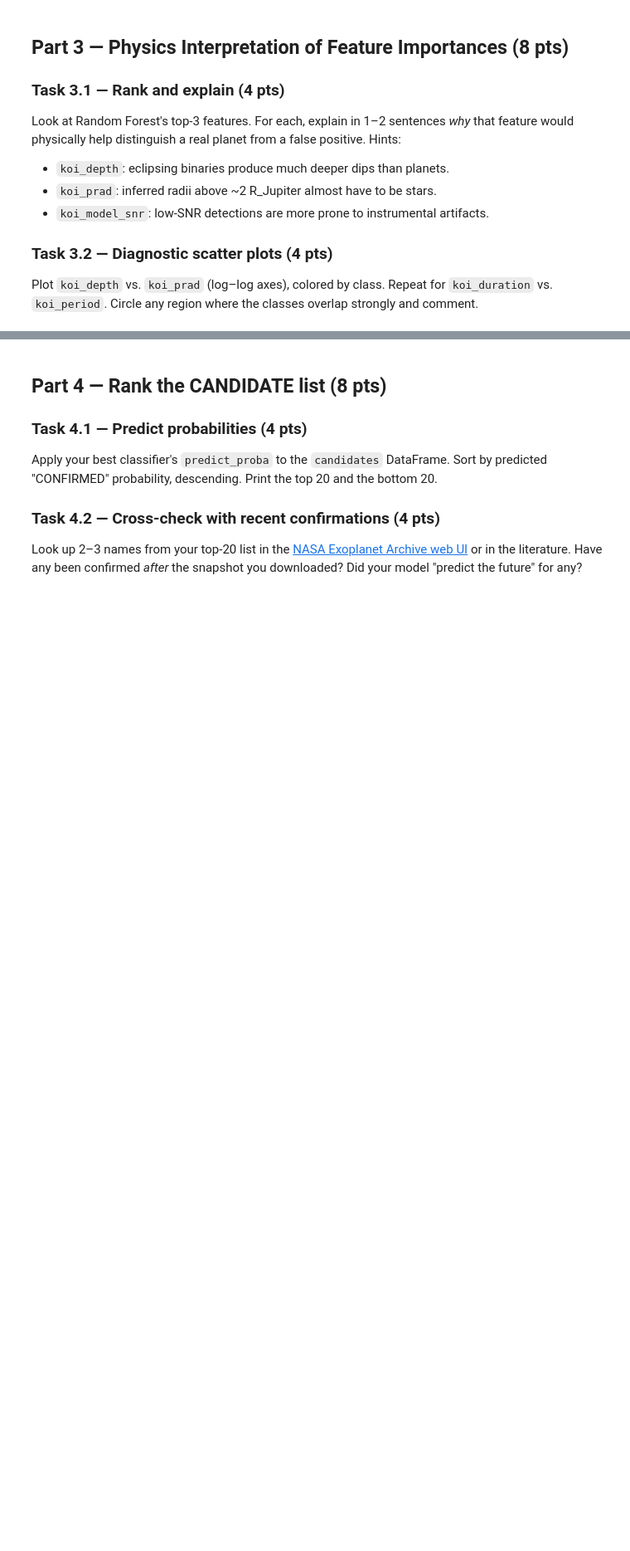
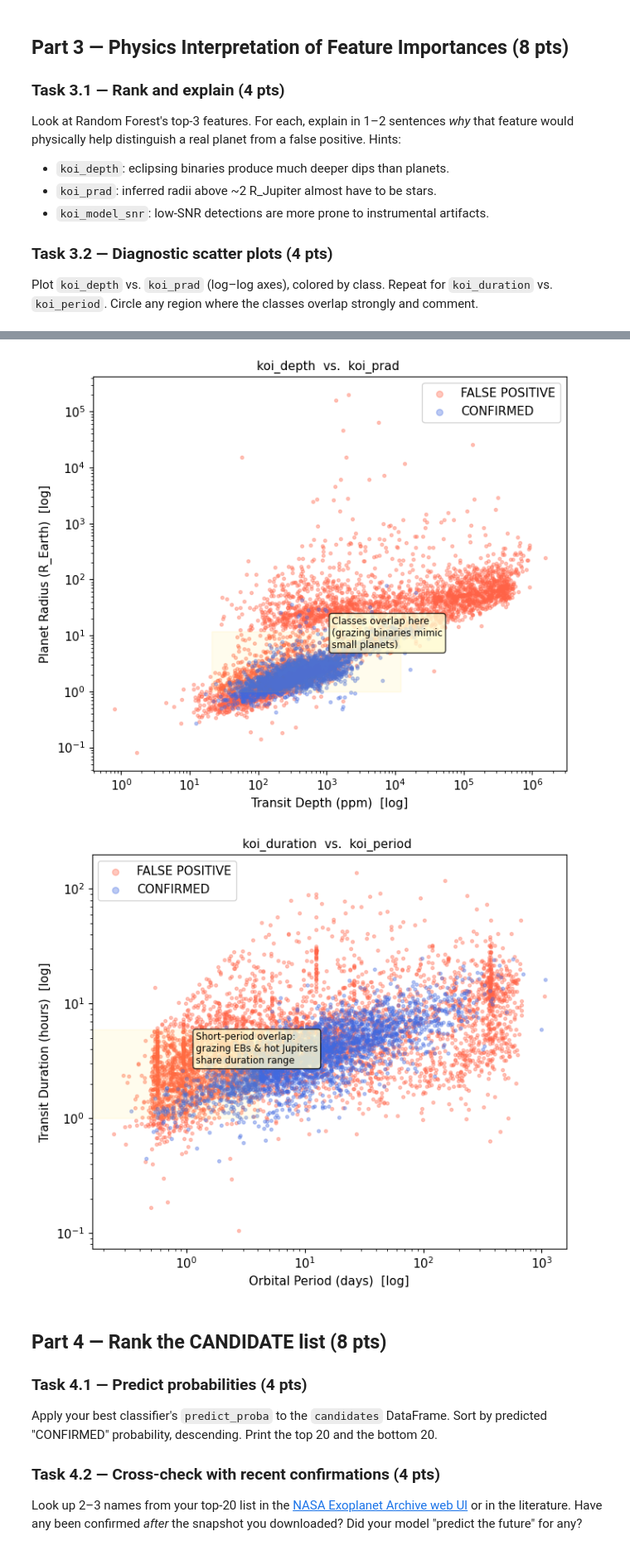
Before and after one commit to TenKid/PHY386, a Jupyter notebook: 2026/FinalProject/Final_04_ExoplanetKOI.ipynb, the cells around one changed output, grey strips where cells are left out. Shown at 83% size. Drawn from its saved outputs; the diff is of its cells as text; code cells hidden in the pictures; blank space fills up the shorter version.

```diff
--- a/2026/FinalProject/Final_04_ExoplanetKOI.ipynb
+++ b/2026/FinalProject/Final_04_ExoplanetKOI.ipynb
@@ -126,0 +327,76 @@ Plot `koi_depth` vs. `koi_prad` (log–log axes), colored by class. Repeat for `
+# %%
+# Part 3: your code here
+# 3.1 Rank and explain
+print("""
+  1. koi_model_snr  (Signal-to-Noise Ratio of transit model)
+     A genuine planetary transit produces a consistent,
+     high-SNR dip in flux.  False positives, caused by
+     background eclipsing binaries or instrumental artefacts,
+     tend to be noisier or inconsistent, so low-SNR events
+     are disproportionately false positives.""")
+
+print("""  2. koi_depth  (Transit depth, ppm)
+     Planet transits block a small fraction of stellar light
+     (<~1 %).  Eclipsing binary stars occult a much larger
+     area, producing depths of several percent.  Any candidate
+     with depth >> 10 000 ppm almost certainly involves a
+     stellar companion, not a planet.""")
+
+print("""
+  3. koi_prad  (Inferred planet radius, R_Earth)
+     Radius is derived directly from transit depth + stellar
+     radius.  Objects above ~25 R_Earth (~2.3 R_Jupiter) are
+     larger than all known gas giants; such "planets" are
+     almost certainly grazing eclipsing binaries or background
+     blends.  This hard physical ceiling makes koi_prad a
+     very clean discriminator.
+
+""")
+
+# 3.2 Diagnostic scatter plots
+conf = labeled[labeled["label"] == 1]
+fp   = labeled[labeled["label"] == 0]
+
+# Plot A: koi_depth vs koi_prad (log-log)
+fig, ax = plt.subplots(figsize=(7, 6))
+ax.scatter(fp["koi_depth"],   fp["koi_prad"],   s=8,  alpha=0.35,
+           c="tomato",    label="FALSE POSITIVE")
+ax.scatter(conf["koi_depth"], conf["koi_prad"], s=8,  alpha=0.35,
+           c="royalblue", label="CONFIRMED")
+ax.set_xscale("log"); ax.set_yscale("log")
+ax.set_xlabel("Transit Depth (ppm)  [log]")
+ax.set_ylabel("Planet Radius (R_Earth)  [log]")
+ax.set_title("koi_depth  vs.  koi_prad ")
+ax.legend(markerscale=2)
+
+# Circle overlap region: moderate depth (~500–5000 ppm), small-medium radius (1–10 R⊕)
+from matplotlib.patches import Ellipse
+ell = Ellipse(xy=(1500, 4), width=1.0, height=0.8,
+              angle=0, transform=ax.transData,
+              linewidth=2, edgecolor="gold", facecolor="none",
+              linestyle="--", label="Strong overlap region")
+# draw in log-space manually with a rough rectangle
+ax.axhspan(1, 12,  xmin=0.25, xmax=0.65, alpha=0.07, color="gold")
+ax.annotate("Classes overlap here\n(grazing binaries mimic\nsmall planets)",
+            xy=(1200, 6), fontsize=8.5,
+            bbox=dict(boxstyle="round,pad=0.3", fc="lemonchiffon", alpha=0.8))
+plt.tight_layout()
+
+
+# Plot B: koi_duration vs koi_period
+fig, ax = plt.subplots(figsize=(7, 6))
+ax.scatter(fp["koi_period"],   fp["koi_duration"],   s=8, alpha=0.35,
+           c="tomato",    label="FALSE POSITIVE")
+ax.scatter(conf["koi_period"], conf["koi_duration"], s=8, alpha=0.35,
+           c="royalblue", label="CONFIRMED")
+ax.set_xscale("log"); ax.set_yscale("log")
+ax.set_xlabel("Orbital Period (days)  [log]")
+ax.set_ylabel("Transit Duration (hours)  [log]")
+ax.set_title("koi_duration  vs.  koi_period ")
+ax.legend(markerscale=2)
+ax.axhspan(1, 6, xmin=0.0, xmax=0.35, alpha=0.07, color="gold")
+ax.annotate("Short-period overlap:\ngrazing EBs & hot Jupiters\nshare duration range",
+            xy=(1.2, 3), fontsize=8.5,
+            bbox=dict(boxstyle="round,pad=0.3", fc="lemonchiffon", alpha=0.8))
+plt.tight_layout()
+# %% [output]
@@ -127,3 +423,5 @@ Plot `koi_depth` vs. `koi_prad` (log–log axes), colored by class. Repeat for `
+[figure, added]
+[figure, added]
 # %% [markdown]
 ## Part 4 — Rank the CANDIDATE list (8 pts)
 
```
Also changed, not shown: parts of 13 cells of this notebook.
